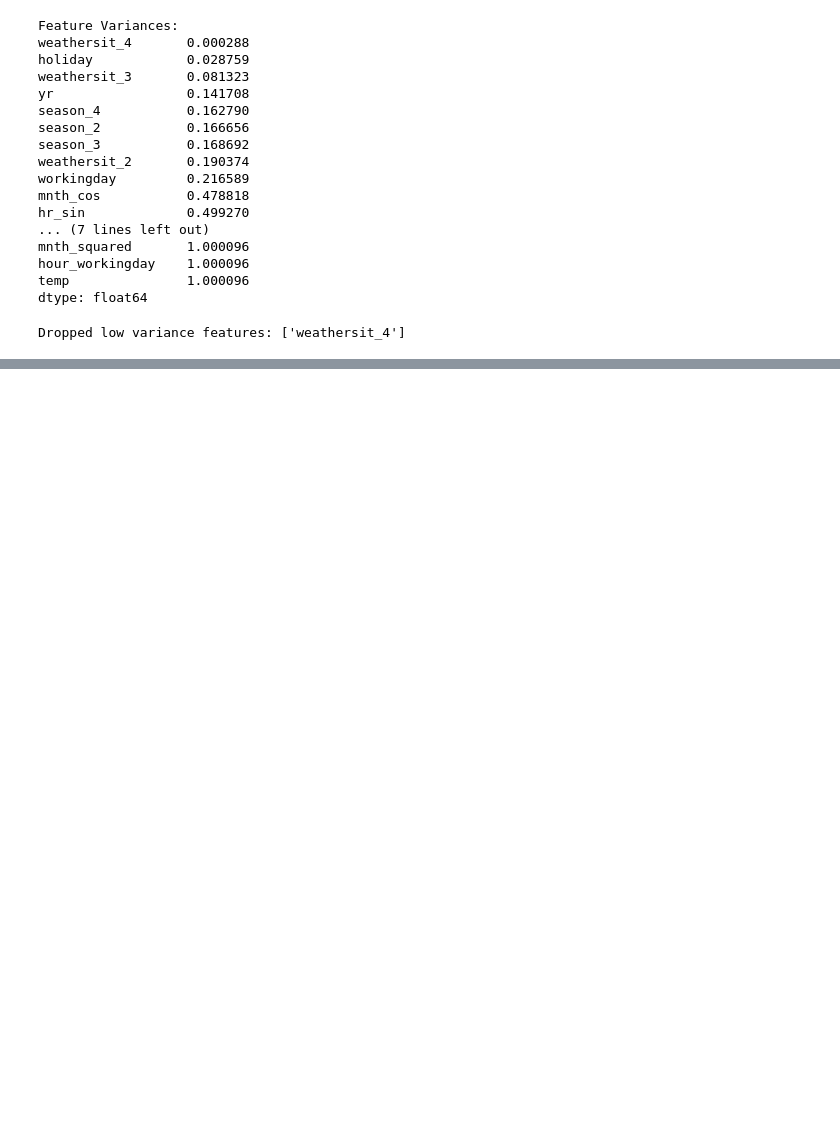
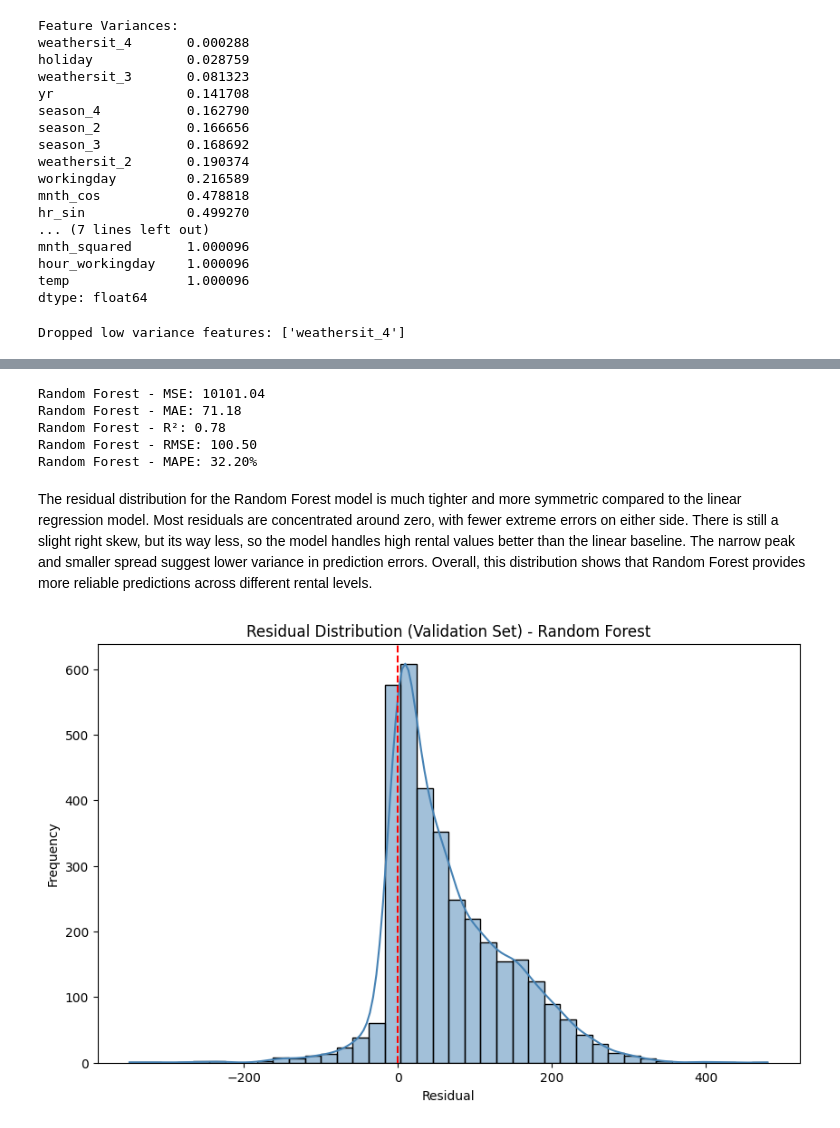
Before and after one commit to hibbakamas/ML-fundamentals-2025, a Jupyter notebook: assignment_2_Hibba_Kamas.ipynb, the cells around one changed output, grey strips where cells are left out. Drawn from its saved outputs; the diff is of its cells as text; code cells hidden in the pictures; blank space fills up the shorter version.

```diff
--- a/assignment_2_Hibba_Kamas.ipynb
+++ b/assignment_2_Hibba_Kamas.ipynb
@@ -975,0 +1074,3 @@ Index(['workingday', 'temp', 'hum', 'temp_hum', 'hour_workingday',
+# %%
+rf_model = RandomForestRegressor(random_state=42)  # defaults to 100 trees, no depth limit
+rf_model.fit(X_train, y_train)
@@ -975,0 +1081,34 @@ Index(['workingday', 'temp', 'hum', 'temp_hum', 'hour_workingday',
+# %%
+y_val_pred_rf = rf_model.predict(X_val)
+
+mse_rf = mean_squared_error(y_val, y_val_pred_rf)
+mae_rf = mean_absolute_error(y_val, y_val_pred_rf)
+r2_rf = r2_score(y_val, y_val_pred_rf)
+rmse_rf = np.sqrt(mse_rf)
+mape_rf = np.mean(np.abs((y_val - y_val_pred_rf) / y_val)) * 100
+
+print(f"Random Forest - MSE: {mse_rf:.2f}")
+print(f"Random Forest - MAE: {mae_rf:.2f}")
+print(f"Random Forest - R²: {r2_rf:.2f}")
+print(f"Random Forest - RMSE: {rmse_rf:.2f}")
+print(f"Random Forest - MAPE: {mape_rf:.2f}%")
+# %% [output]
+Random Forest - MSE: 10101.04
+Random Forest - MAE: 71.18
+Random Forest - R²: 0.78
+Random Forest - RMSE: 100.50
+Random Forest - MAPE: 32.20%
+# %% [markdown]
+The residual distribution for the Random Forest model is much tighter and more symmetric compared to the linear regression model. Most residuals are concentrated around zero, with fewer extreme errors on either side. There is still a slight right skew, but its way less, so the model handles high rental values better than the linear baseline. The narrow peak and smaller spread suggest lower variance in prediction errors. Overall, this distribution shows that Random Forest provides more reliable predictions across different rental levels.
+# %%
+# residual plot
+residuals_rf = y_val - y_val_pred_rf
+plt.figure(figsize=(10, 6))
+sns.histplot(residuals_rf, bins=40, kde=True, color='steelblue')
+plt.axvline(0, color='red', linestyle='--')
+plt.title("Residual Distribution (Validation Set) - Random Forest")
+plt.xlabel("Residual")
+plt.ylabel("Frequency")
+plt.show()
+# %% [output]
+[figure, added]
```
Also changed, not shown: parts of 69 cells of this notebook.
